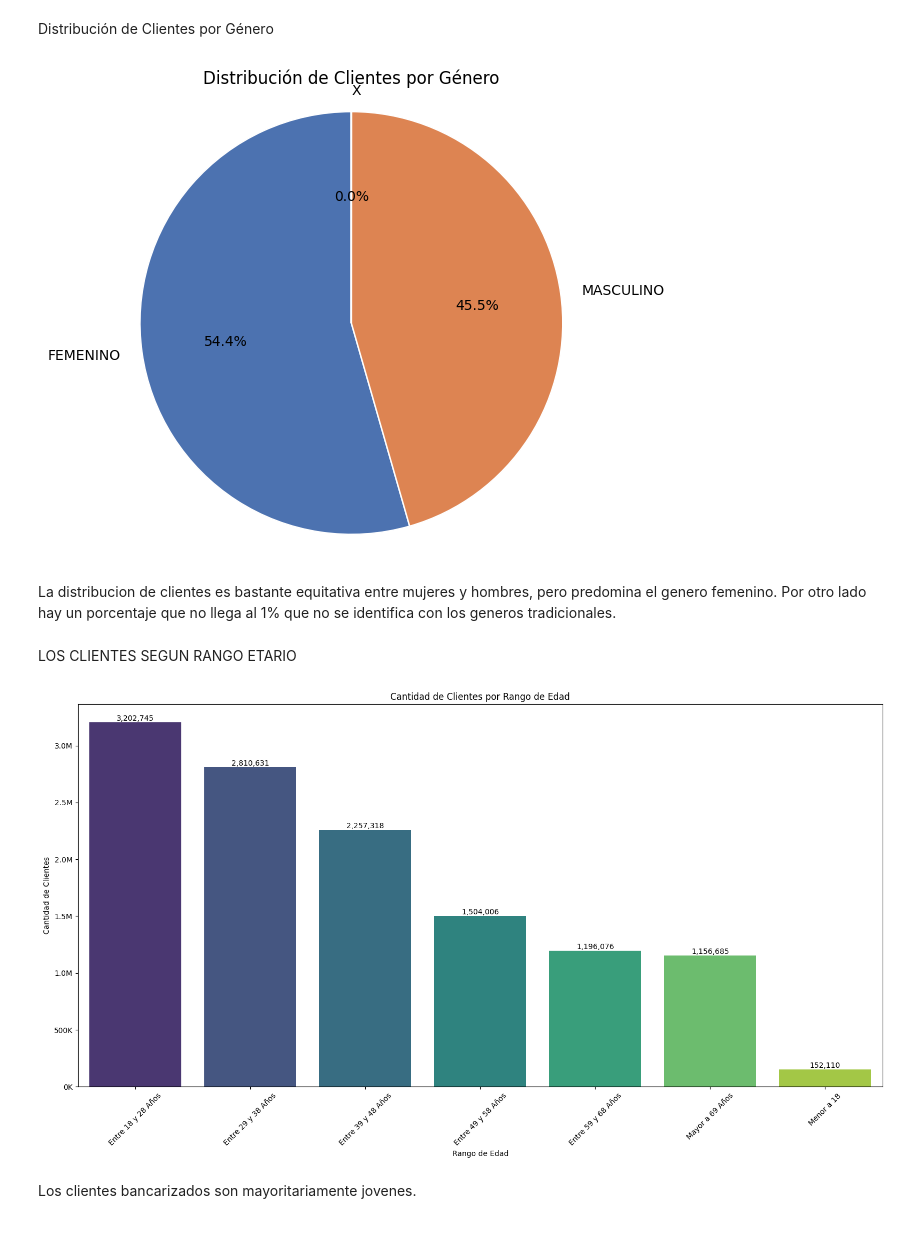
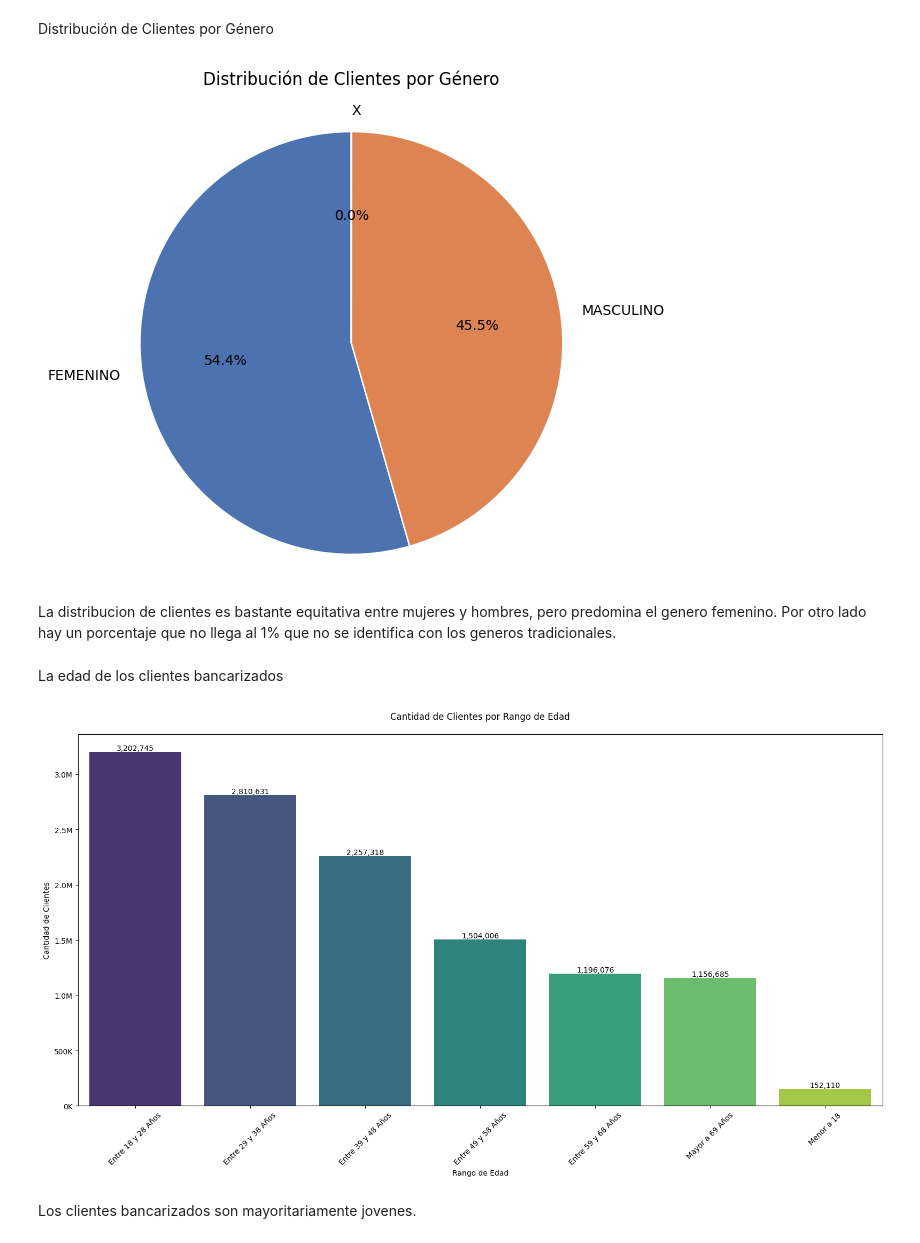
Before and after one commit to chiaravanin/CursoCoder, a Jupyter notebook: ProyectoDS_PArteIVANIN.ipynb, the cells around one changed output. Drawn from its saved outputs; the diff is of its cells as text; code cells hidden in the pictures.

```diff
--- a/ProyectoDS_PArteIVANIN.ipynb
+++ b/ProyectoDS_PArteIVANIN.ipynb
@@ -105,28 +105,28 @@ import matplotlib.pyplot as plt
 # %% [markdown]
 Distribución de Clientes por Género
 # %%
-import matplotlib.pyplot as plt
+import matplotlib.pyplot as plt #importo para visualizaciones
 colors = sns.color_palette('deep')
 df_genero = df.groupby('GÉNERO')['CANTIDAD_CLIENTES'].sum()
 plt.figure(figsize=(6,6))
 plt.pie(
     df_genero,
     labels=df_genero.index,
     autopct='%1.1f%%',
     startangle=90,
     colors=colors,
     wedgeprops={'edgecolor': 'w'}
 )
-plt.title("Distribución de Clientes por Género")
+plt.title("Distribución de Clientes por Género", pad=20)
 plt.axis('equal')
 
 plt.show()
 # %% [output]
-[figure, old version]
+[figure, new version]
 # %% [markdown]
 La distribucion de clientes es bastante equitativa entre mujeres y hombres, pero predomina el genero femenino. Por otro lado  hay un porcentaje que no llega al 1% que no se identifica con los generos tradicionales.
-# %% [markdown]
-LOS CLIENTES SEGUN RANGO ETARIO
+# %% [markdown]
+La edad de los clientes bancarizados
 # %%
 import seaborn as sns
 
@@ -137,11 +137,11 @@ orden_rangos = df_edad.sort_values('Rango_Edad_Nuevo')['Rango_Edad_Nuevo']
 #Grafico
 plt.figure(figsize=(16,9))
 ax= sns.barplot(x='Rango_Edad_Nuevo', y='CANTIDAD_CLIENTES', hue= 'Rango_Edad_Nuevo', data=df_edad, order=orden_rangos, palette= 'viridis')
-plt.title("Cantidad de Clientes por Rango de Edad")
+plt.title("Cantidad de Clientes por Rango de Edad", pad=20)
 plt.xlabel("Rango de Edad")
 plt.ylabel("Cantidad de Clientes")
 
-from matplotlib.ticker import FuncFormatter
+from matplotlib.ticker import FuncFormatter  #lo importe para luego poder corregir la unidad del eje y
 def formato_miles(x, pos):
     if x >= 1_000_000:
         return f'{x*1e-6:.1f}M'  # millones con 1 decimal
@@ -154,7 +154,7 @@ plt.xticks(rotation=45)
 plt.tight_layout()
 for p in ax.patches:
     ax.annotate(
-        format(int(p.get_height()), ',d'),  # convertimos a entero
+        format(int(p.get_height()), ',d'),  # pasar a numero a entero
         (p.get_x() + p.get_width() / 2., p.get_height()),  # posición sobre la barra
         ha='center',
         va='bottom',
@@ -165,7 +165,7 @@ for p in ax.patches:
 
 plt.show()
 # %% [output]
-[figure, old version]
+[figure, new version]
 # %% [markdown]
 Los clientes bancarizados son mayoritariamente jovenes.
 # %% [markdown]
```
Also changed, not shown: parts of 5 cells of this notebook.
